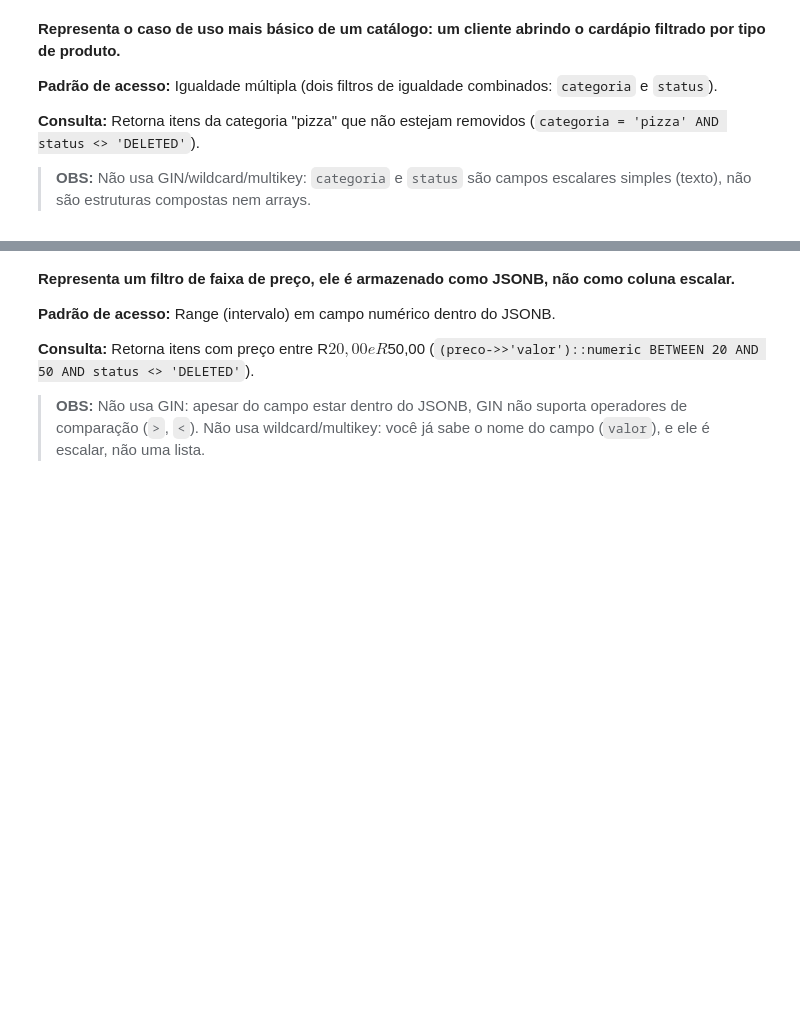
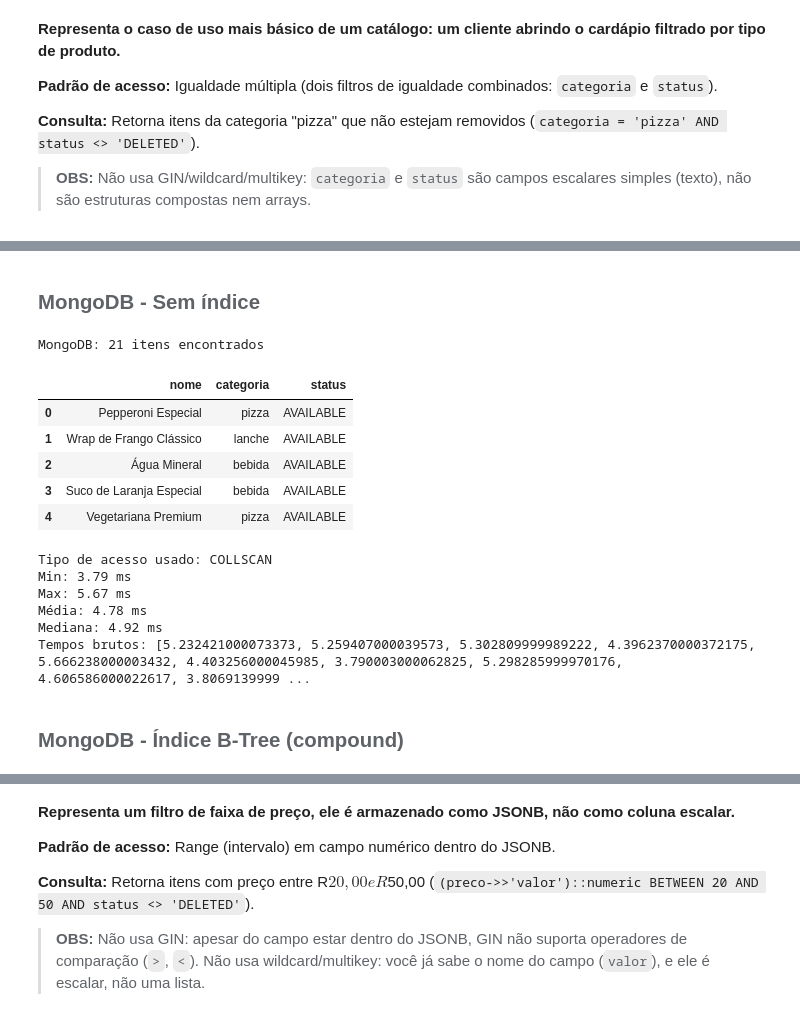
Before and after one commit to RauanySecci/TCC_Rauany, a Jupyter notebook: notebooks/analises.ipynb, the cells around one changed output, grey strips where cells are left out. Cells and saved outputs as stored; diff of their text form; code cells hidden in the pictures; blank space fills up the shorter version.

```diff
--- a/notebooks/analises.ipynb
+++ b/notebooks/analises.ipynb
@@ -817,0 +1196,62 @@ Espaço ocupado pelo índice: 15.32 MB
+# %% [markdown]
+###### <span style="font-size:1.6em">MongoDB - Sem índice</span>
+# %%
+db_mongo.itens.drop_indexes()
+
+def consulta_c5_mongo(nome_restaurante_teste=None):
+    if nome_restaurante_teste is None:
+        nome_restaurante_teste = restaurantes[0]["nome"]
+    restaurante = db_mongo.restaurantes.find_one({"nome": nome_restaurante_teste})
+    cursor = db_mongo.itens.find(
+        {"restauranteId": restaurante["_id"], "status": {"$ne": "DELETED"}},
+        {"_id": 0, "nome": 1, "categoria": 1, "status": 1}
+    )
+    return pd.DataFrame(list(cursor))
+
+def explain_c5_mongo(nome_restaurante_teste=None):
+    if nome_restaurante_teste is None:
+        nome_restaurante_teste = restaurantes[0]["nome"]
+    restaurante = db_mongo.restaurantes.find_one({"nome": nome_restaurante_teste})
+    return db_mongo.command(
+        "explain",
+        {
+            "find": "itens",
+            "filter": {"restauranteId": restaurante["_id"], "status": {"$ne": "DELETED"}},
+            "projection": {"_id": 0, "nome": 1, "categoria": 1, "status": 1},
+        },
+        verbosity="executionStats"
+    )
+
+# Inspeciona os dados
+df_c5_mongo = consulta_c5_mongo()
+print(f"MongoDB: {len(df_c5_mongo)} itens encontrados")
+display(df_c5_mongo.head())
+
+# Confirma o plano de execução
+plano_c5_mongo = explain_c5_mongo()
+stage = encontrar_estagio_scan(plano_c5_mongo["queryPlanner"]["winningPlan"])
+print(f"Tipo de acesso usado: {stage}")
+
+# Mede o tempo de execução
+resultado_c5_mongo_sem_indice = medir_tempo(consulta_c5_mongo, repeats=10)
+print(f"Min: {resultado_c5_mongo_sem_indice['min']:.2f} ms")
+print(f"Max: {resultado_c5_mongo_sem_indice['max']:.2f} ms")
+print(f"Média: {resultado_c5_mongo_sem_indice['media']:.2f} ms")
+print(f"Mediana: {resultado_c5_mongo_sem_indice['mediana']:.2f} ms")
+print(f"Tempos brutos: {resultado_c5_mongo_sem_indice['tempos_brutos']}")
+# %% [output]
+MongoDB: 21 itens encontrados
+|  | nome | categoria | status |
+| 0 | Pepperoni Especial | pizza | AVAILABLE |
+| 1 | Wrap de Frango Clássico | lanche | AVAILABLE |
+| 2 | Água Mineral | bebida | AVAILABLE |
+| 3 | Suco de Laranja Especial | bebida | AVAILABLE |
+| 4 | Vegetariana Premium | pizza | AVAILABLE |
+Tipo de acesso usado: COLLSCAN
+Min: 3.79 ms
+Max: 5.67 ms
+Média: 4.78 ms
+Mediana: 4.92 ms
+Tempos brutos: [5.232421000073373, 5.259407000039573, 5.302809999989222, 4.3962370000372175, 5.666238000003432, 4.403256000045985, 3.790003000062825, 5.298285999970176, 4.606586000022617, 3.8069139999 ...
+# %% [markdown]
+###### <span style="font-size:1.6em">MongoDB - Índice B-Tree (compound)</span>
```
Also changed, not shown: parts of 136 cells of this notebook, 1 other file.
